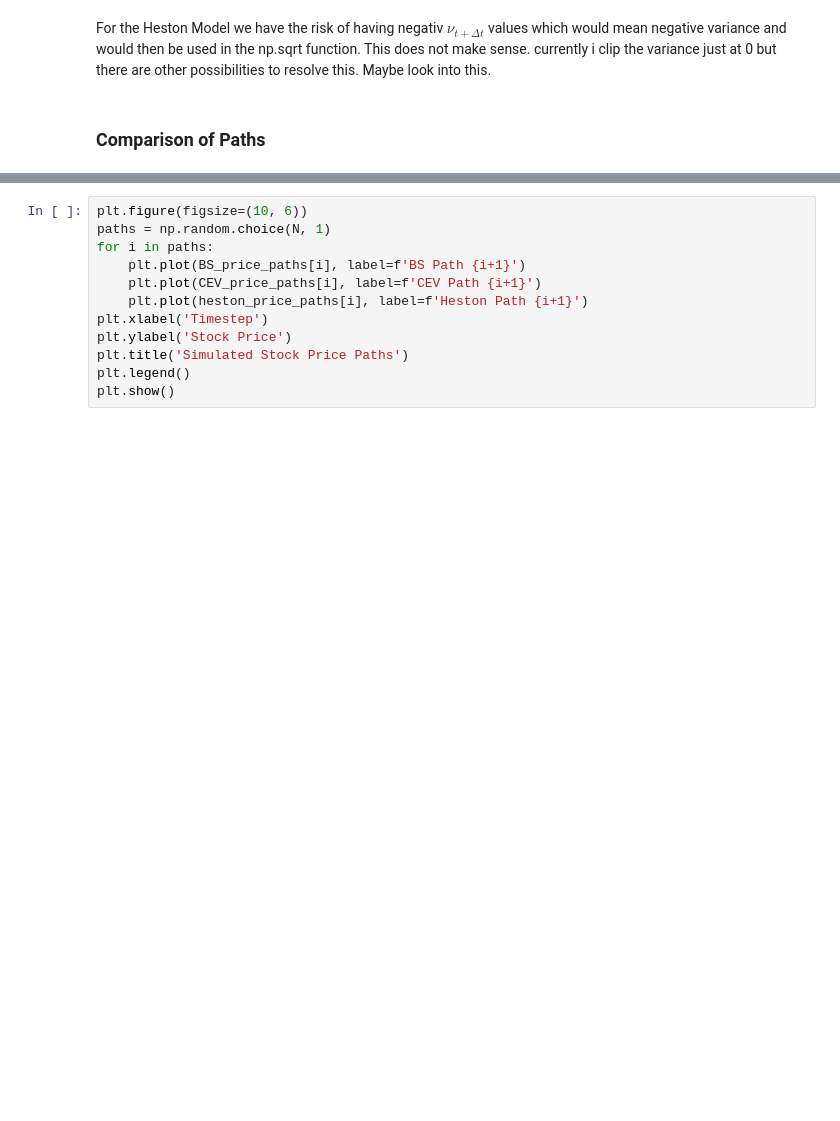
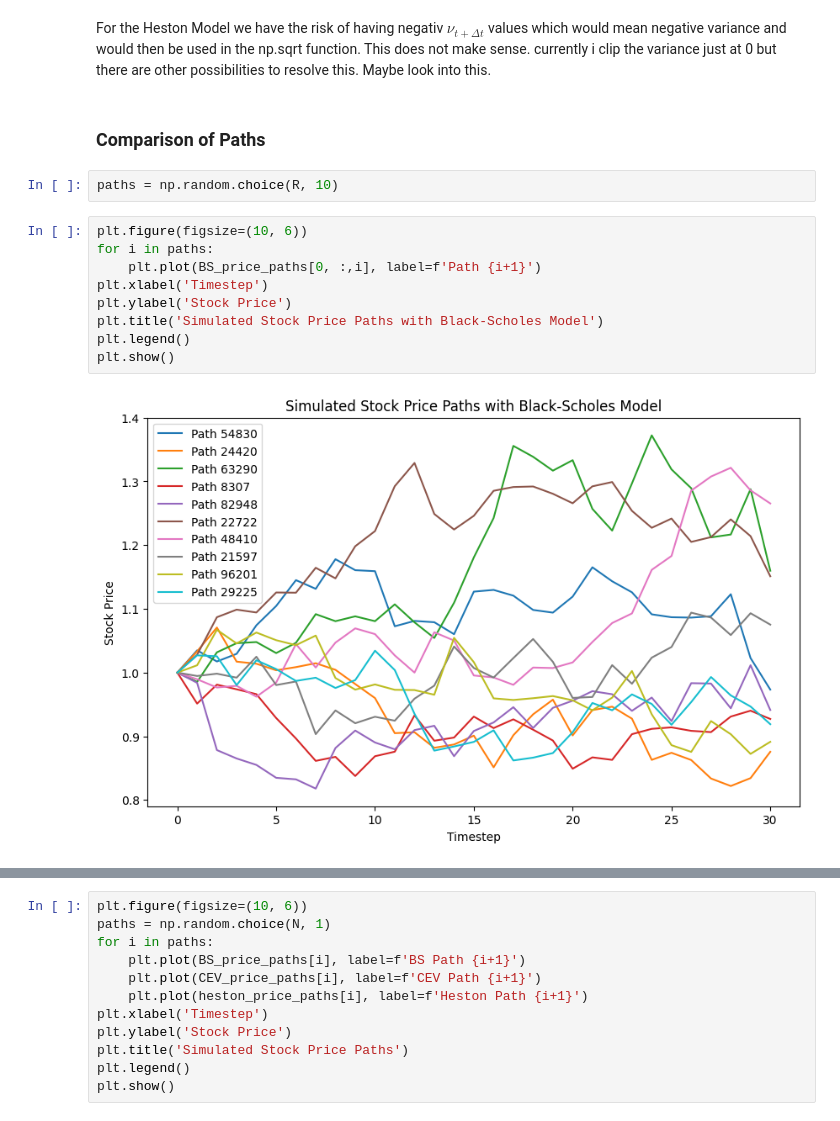
Before and after one commit to nhundo99/DeepFinance, a Jupyter notebook: project.ipynb, the cells around one changed output, grey strips where cells are left out. Cells and saved outputs as stored; diff of their text form; blank space fills up the shorter version.

```diff
--- a/project.ipynb
+++ b/project.ipynb
@@ -178,3 +173,16 @@ plt.show()
 For the Heston Model we have the risk of having negativ $\nu_{t + \Delta t}$ values which would mean negative variance and would then be used in the np.sqrt function. This does not make sense. currently i clip the variance just at 0 but there are other possibilities to resolve this. Maybe look into this.
 # %% [markdown]
 ### Comparison of Paths
+# %%
+paths = np.random.choice(R, 10)
+# %%
+plt.figure(figsize=(10, 6))
+for i in paths:
+    plt.plot(BS_price_paths[0, :,i], label=f'Path {i+1}')
+plt.xlabel('Timestep')
+plt.ylabel('Stock Price')
+plt.title('Simulated Stock Price Paths with Black-Scholes Model')
+plt.legend()
+plt.show()
+# %% [output]
+[figure, added]
```
Also changed, not shown: parts of 16 cells of this notebook.
